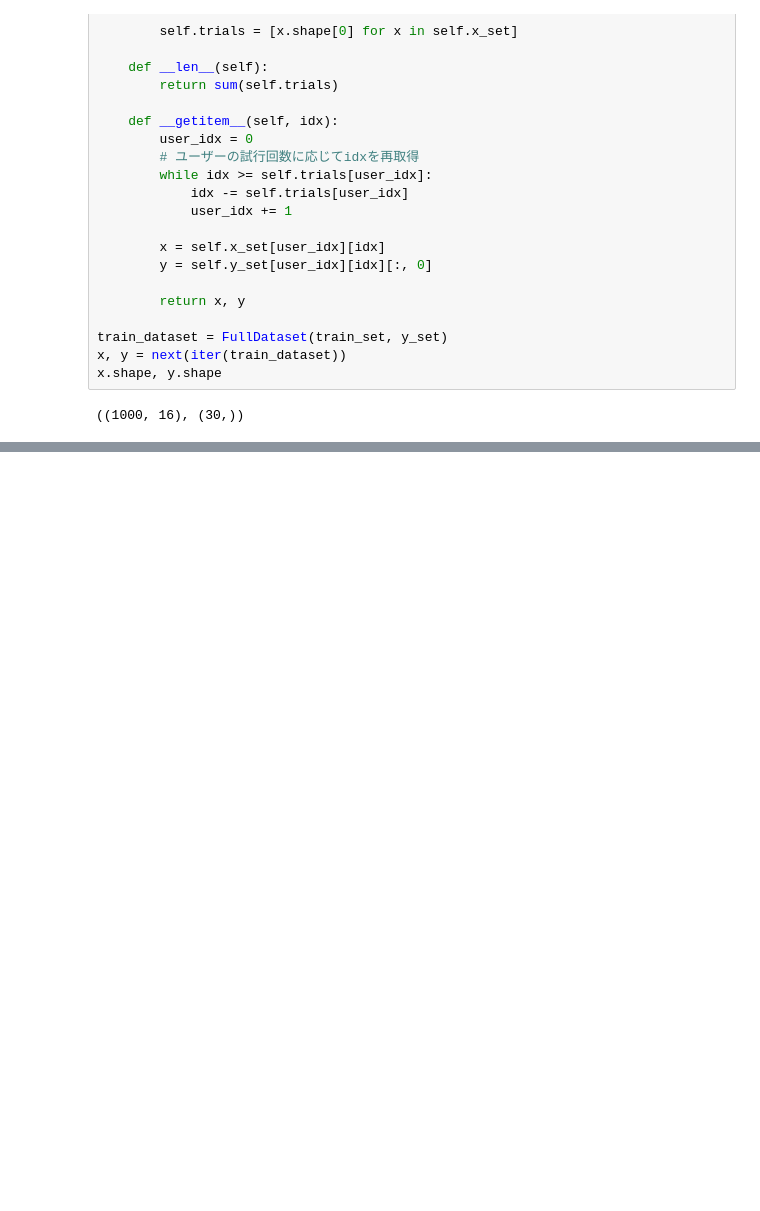
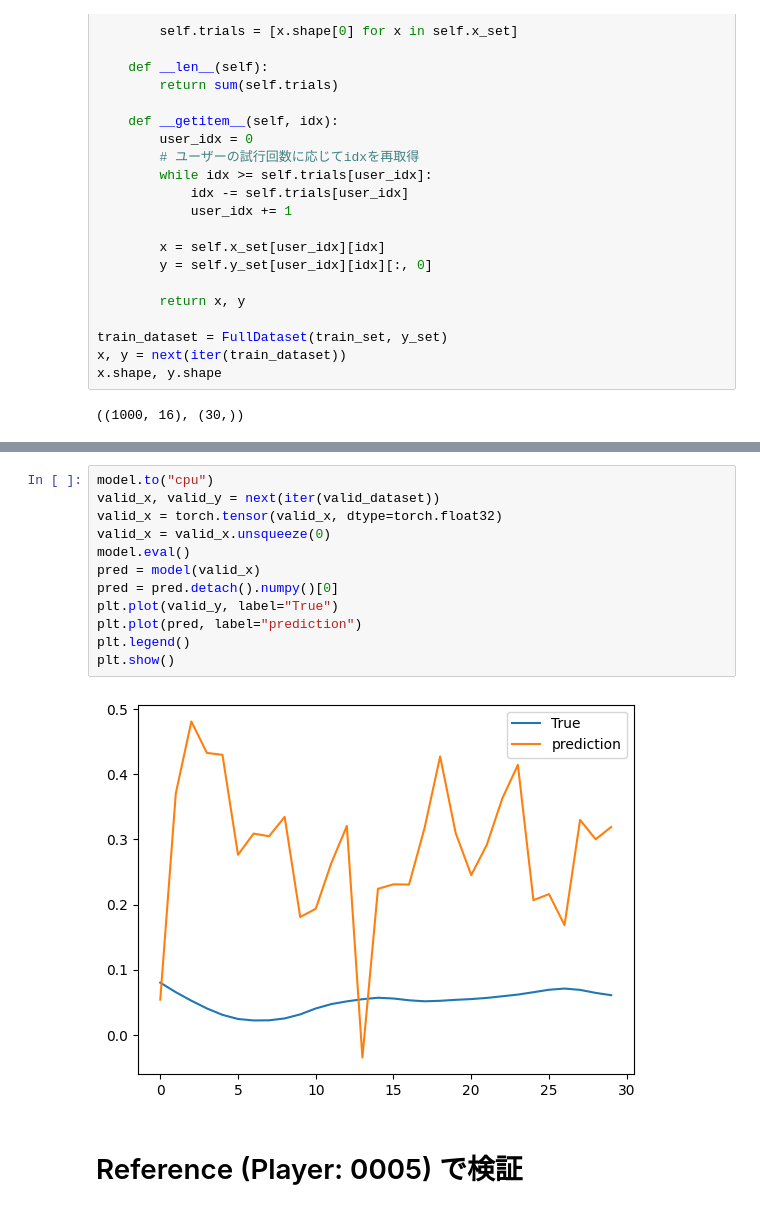
Before and after one commit to naokeyn/NEDO_MotionEncoding, a Jupyter notebook: notebooks/005_checkAxis.ipynb, the cells around one changed output, grey strips where cells are left out. Drawn from its saved outputs; the diff is of its cells as text; blank space fills up the shorter version.

```diff
--- a/notebooks/005_checkAxis.ipynb
+++ b/notebooks/005_checkAxis.ipynb
@@ -152,0 +216,16 @@ plt.show()
+# %%
+model.to("cpu")
+valid_x, valid_y = next(iter(valid_dataset))
+valid_x = torch.tensor(valid_x, dtype=torch.float32)
+valid_x = valid_x.unsqueeze(0)
+model.eval()
+pred = model(valid_x)
+pred = pred.detach().numpy()[0]
+plt.plot(valid_y, label="True")
+plt.plot(pred, label="prediction")
+plt.legend()
+plt.show()
+# %% [output]
+[figure, added]
+# %% [markdown]
+# Reference (Player: 0005) で検証
```
Also changed, not shown: parts of 26 cells of this notebook, 2 other files.
